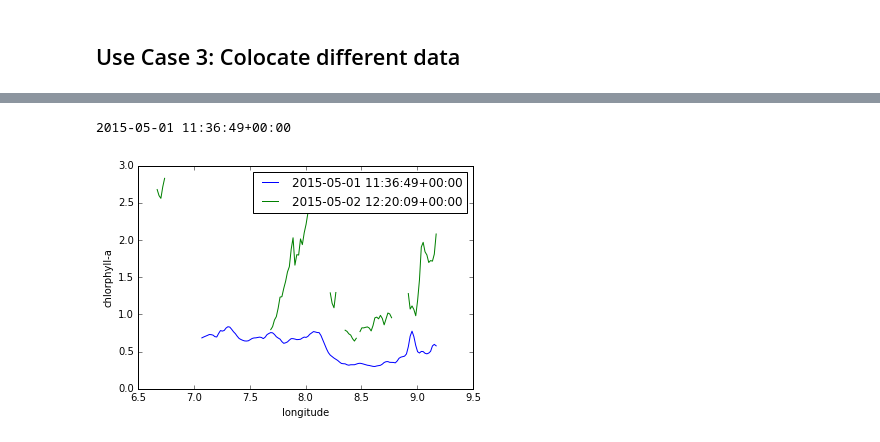
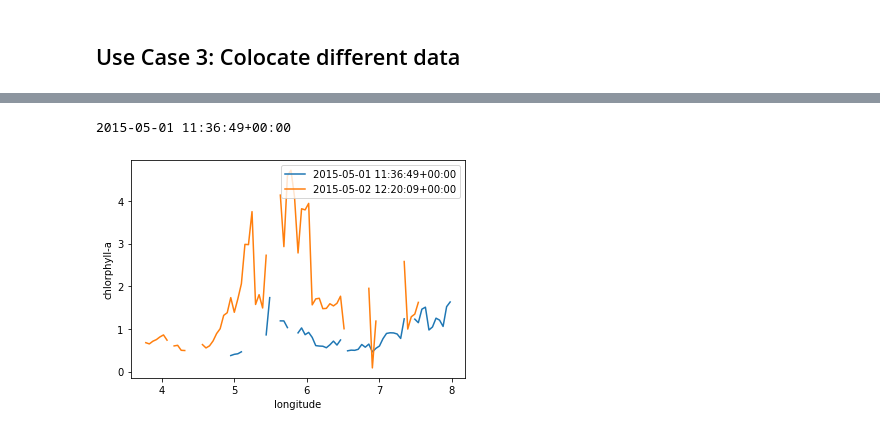
Before and after one commit to nansencenter/nansat-lectures, a Jupyter notebook: notebooks/12 Nansat Use Case 03.ipynb, the cells around one changed output, grey strips where cells are left out. Saved outputs shown, nothing was run; the diff lists cells and outputs as text; code cells hidden in the pictures.

```diff
--- a/notebooks/12 Nansat Use Case 03.ipynb
+++ b/notebooks/12 Nansat Use Case 03.ipynb
@@ -29,0 +19,6 @@ plt.imshow(chlor_a2, vmin=0, vmax=3)
+# %%
+n1 = Nansat('data/A2015121113500.L2_LAC.NorthNorwegianSeas.hdf')
+chlor_a1 = n1['chlor_a']
+
+n2 = Nansat('data/A2015122122000.L2_LAC.NorthNorwegianSeas.hdf')
+chlor_a2 = n2['chlor_a']
@@ -75,29 +94,29 @@ plt.show()
 # %%
 # get transect - vector of data from 2D matrix from known locations
-points = [[400, 550], [350, 350]]
+points = [[200, 75], [150, 150]]
 t1 = n1.get_transect(points, ['chlor_a'], lonlat=False)
 chl1 = t1['chlor_a']
 lon1 = t1['lon']
 lat1 = t1['lat']
 
 t2 = n2.get_transect(points, ['chlor_a'], lonlat=False)
 chl2 = t2['chlor_a']
 
 
 # replace negative values with NAN
 chl1 = np.array(chl1)
 chl2 = np.array(chl2)
 chl1[(chl1 < 0) + (chl1 > 5)] = np.nan
 chl2[(chl2 < 0) + (chl2 > 5)] = np.nan
-print n1.time_coverage_start
+print (n1.time_coverage_start)
 
 # plot
 plt.plot(lon1, chl1, '-', label=n1.time_coverage_start)
 plt.plot(lon1, chl2, '-', label=n2.time_coverage_start)
 plt.legend()
 plt.xlabel('longitude')
 plt.ylabel('chlorphyll-a')
 plt.show()
 # %% [output]
 2015-05-01 11:36:49+00:00
-[figure, old version]
+[figure, new version]
```
Also changed, not shown: parts of 13 cells of this notebook, 9 other files.
